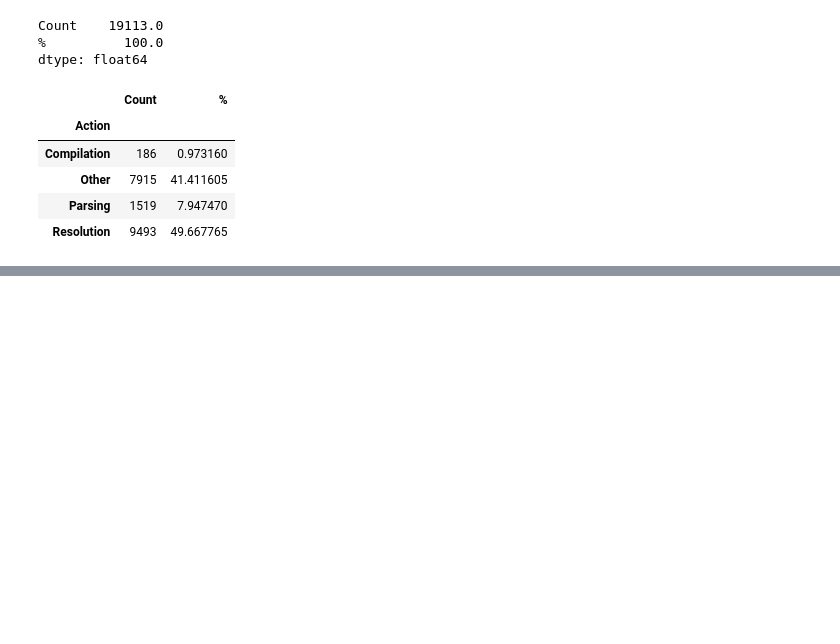
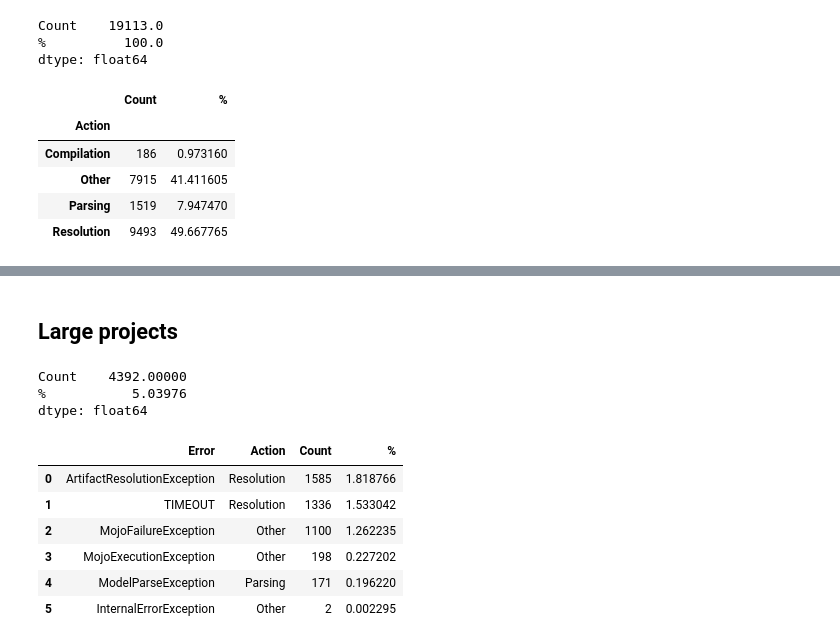
Before and after one commit to Maes95/BuildabilityStudy, a Jupyter notebook: notebooks/ProjectAnalysis/ApacheProyectsAnalysis/ApacheLogAnalysis.ipynb, the cells around one changed output, grey strips where cells are left out. Drawn from its saved outputs; the diff is of its cells as text; code cells hidden in the pictures; blank space fills up the shorter version.

```diff
--- a/notebooks/ProjectAnalysis/ApacheProyectsAnalysis/ApacheLogAnalysis.ipynb
+++ b/notebooks/ProjectAnalysis/ApacheProyectsAnalysis/ApacheLogAnalysis.ipynb
@@ -1116,0 +1154,17 @@ dtype: float64
+# %% [markdown]
+## Large projects
+# %%
+large_projects = filter(lambda project: project['total'] >= q3, all_projects_summary)
+summary_large_projects_df = pd.DataFrame(large_projects)
+report(summary_large_projects_df["new_errors"].sum())
+# %% [output]
+Count    4392.00000
+%           5.03976
+dtype: float64
+|  | Error | Action | Count | % |
+| 0 | ArtifactResolutionException | Resolution | 1585 | 1.818766 |
+| 1 | TIMEOUT | Resolution | 1336 | 1.533042 |
+| 2 | MojoFailureException | Other | 1100 | 1.262235 |
+| 3 | MojoExecutionException | Other | 198 | 0.227202 |
+| 4 | ModelParseException | Parsing | 171 | 0.196220 |
+| 5 | InternalErrorException | Other | 2 | 0.002295 |
```
Also changed, not shown: parts of 17 cells of this notebook.
